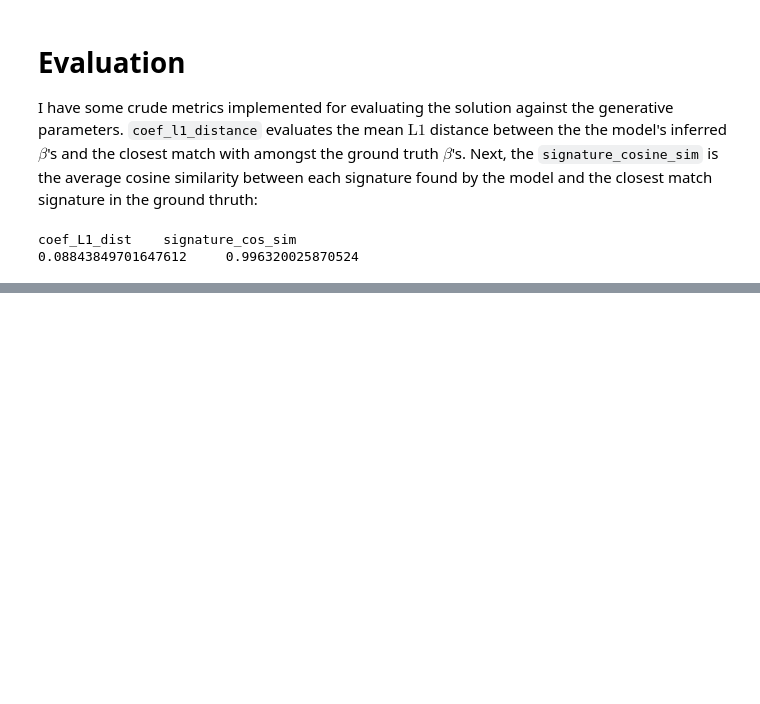
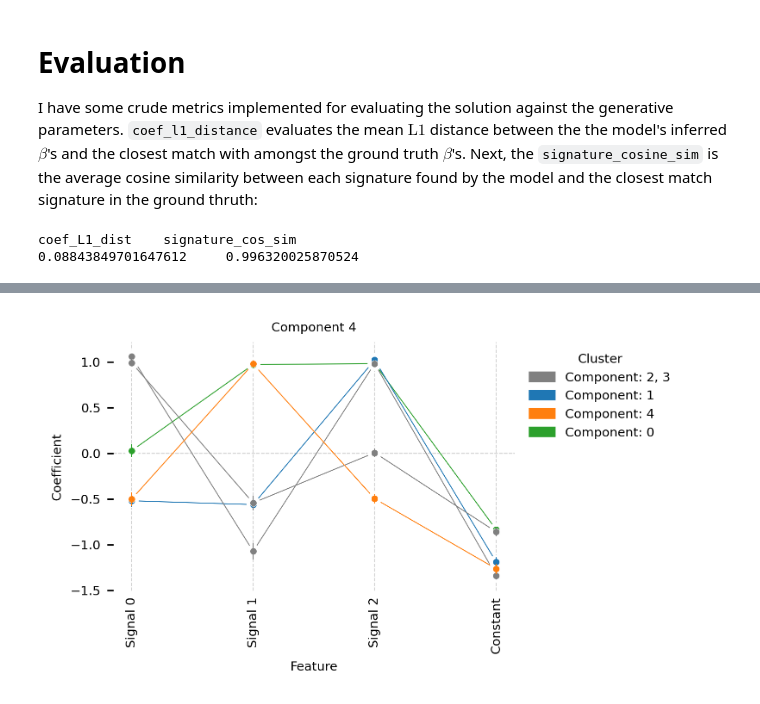
Before and after one commit to AllenWLynch/signaturemodels, a Jupyter notebook: docs/simulation_tutorial.ipynb, the cells around one changed output, grey strips where cells are left out. Drawn from its saved outputs; the diff is of its cells as text; code cells hidden in the pictures; blank space fills up the shorter version.

```diff
--- a/docs/simulation_tutorial.ipynb
+++ b/docs/simulation_tutorial.ipynb
@@ -205,0 +199,4 @@ for i in range(model.n_components):
+# %%
+Image(filename='data/model_compare_coefs.png', width = 650)
+# %% [output]
+[figure, added]
```
Also changed, not shown: parts of 16 cells of this notebook, 8 other files.
